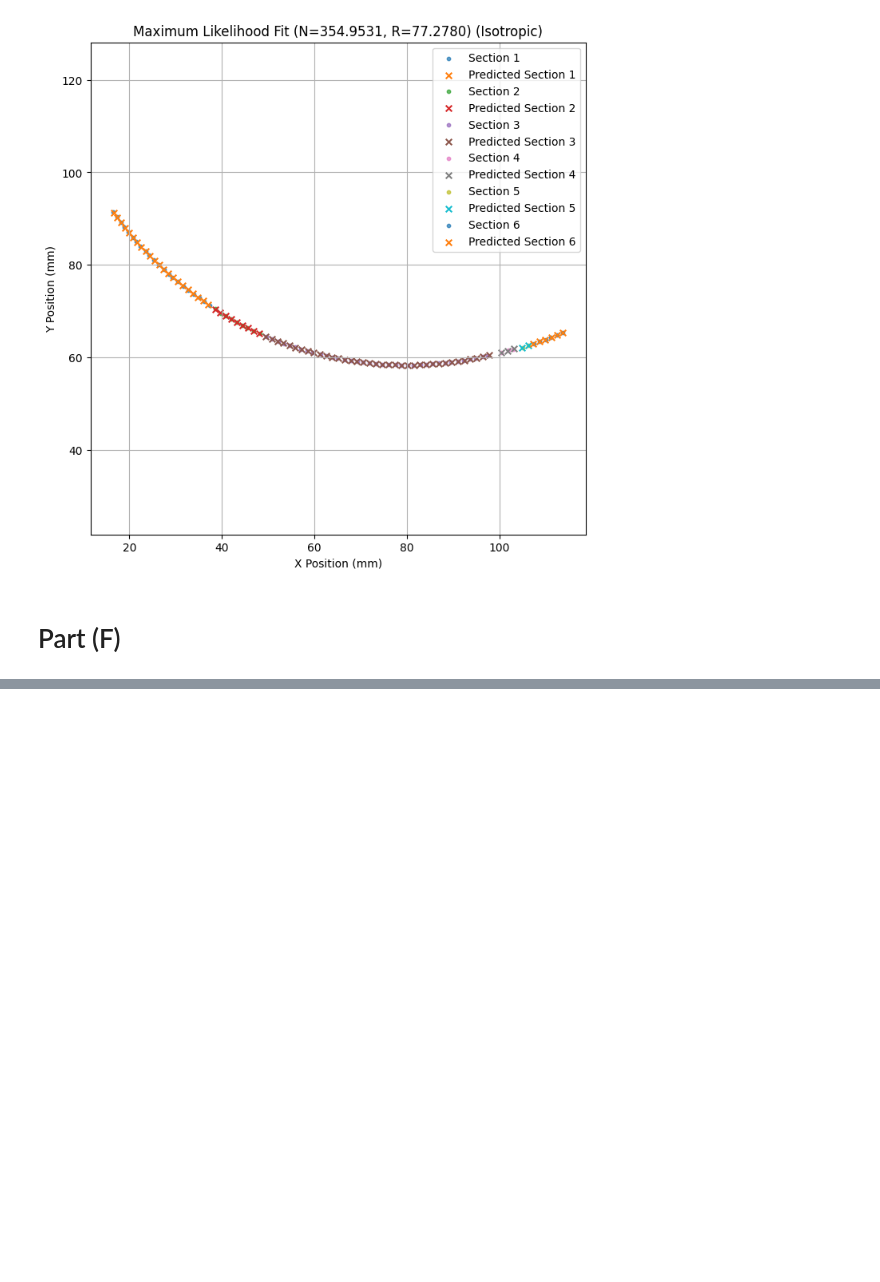
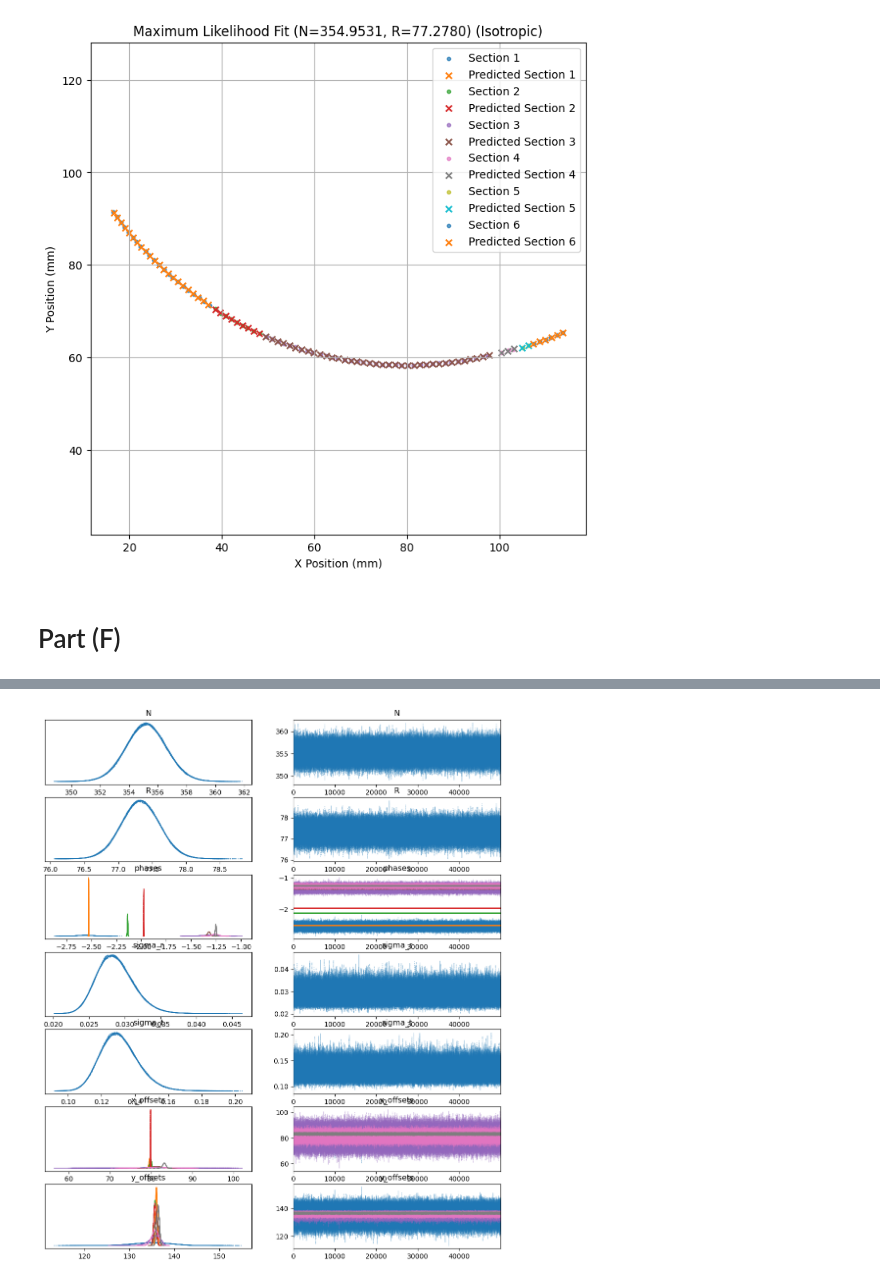
Before and after one commit to raunaq-rai/Antikythera_Mechanism_bayesian_analysis, a Jupyter notebook: main_notebook.ipynb, the cells around one changed output, grey strips where cells are left out. Saved outputs shown, nothing was run; the diff lists cells and outputs as text; code cells hidden in the pictures; blank space fills up the shorter version.

```diff
--- a/main_notebook.ipynb
+++ b/main_notebook.ipynb
@@ -992,0 +1011,14 @@ mcmc.print_summary()
+# %%
+# === Convert NumPyro Samples to ArviZ Format for Diagnostics ===
+posterior_samples = mcmc.get_samples()
+idata = az.from_numpyro(mcmc)
+
+# === Compute and Print Effective Sample Size (ESS) and R-hat ===
+ess = az.ess(idata)  # Effective sample size
+rhat = az.rhat(idata)  # R-hat convergence diagnostic
+
+# === Plot Trace Plots for MCMC Chains ===
+az.plot_trace(idata, compact=True)
+plt.show()
+# %% [output]
+[figure, added]
```
Also changed, not shown: parts of 2 cells of this notebook.
